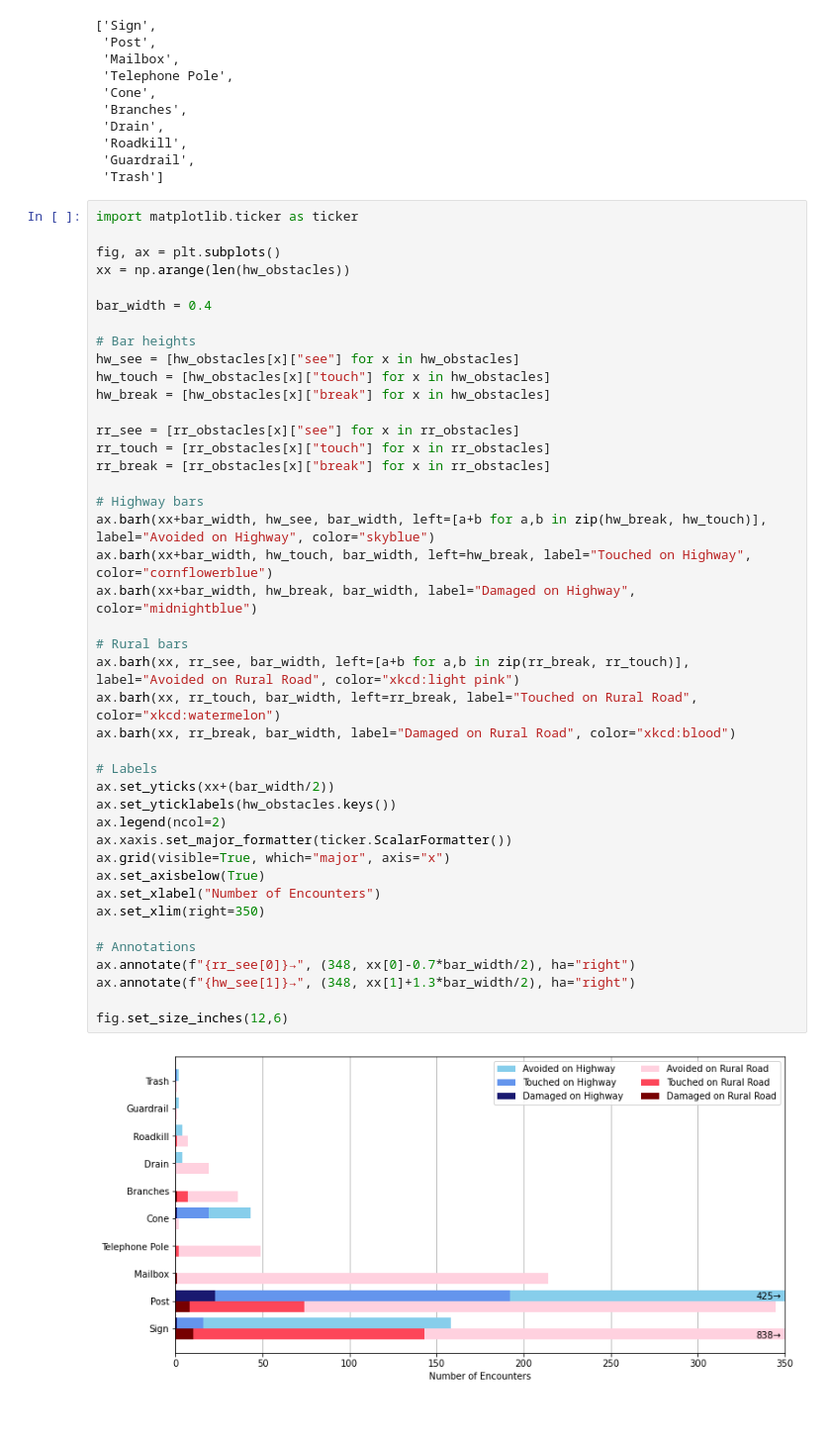
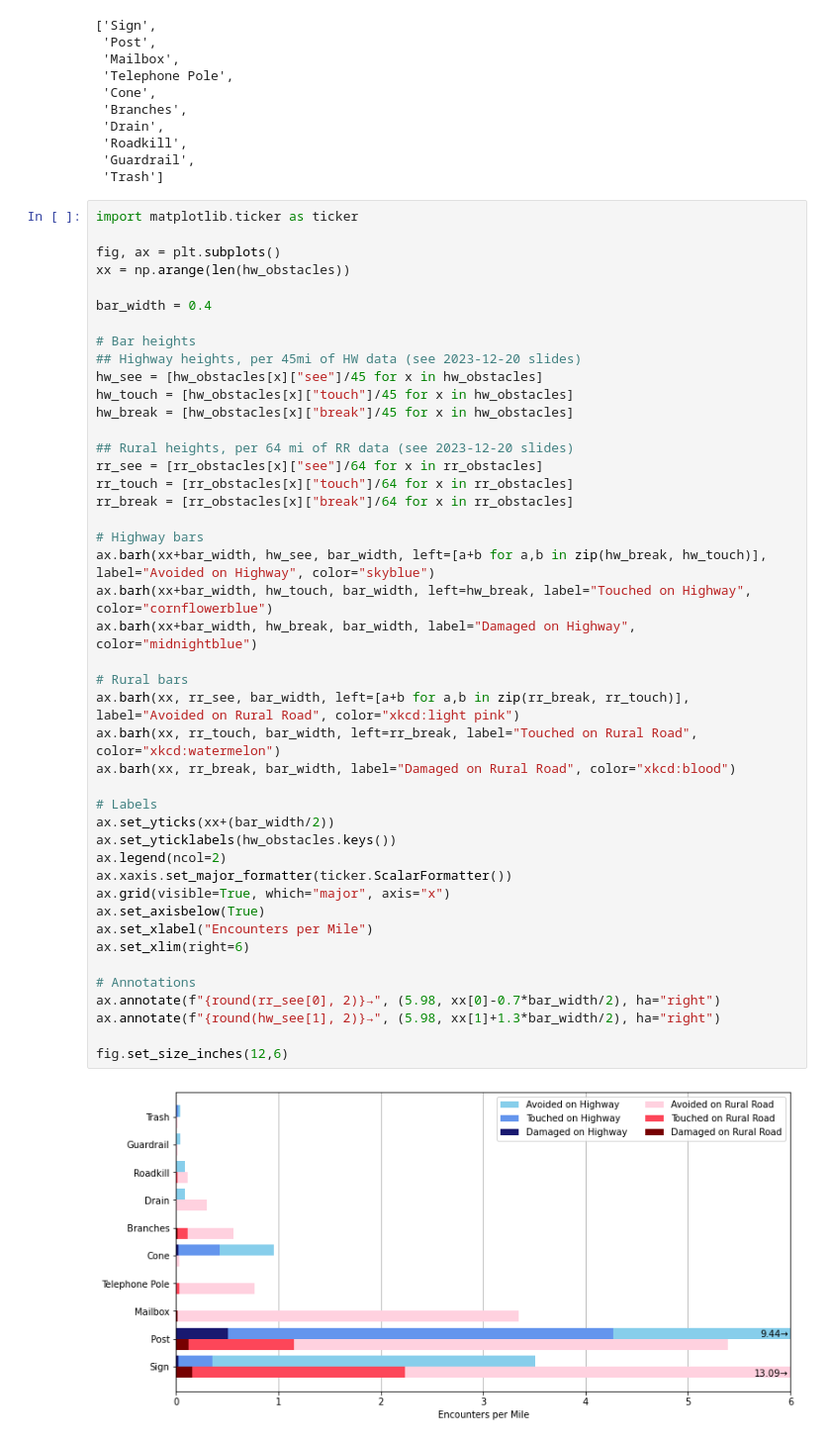
Before and after one commit to tjwieg/MS_thesis, a Jupyter notebook: plots/mower_data.ipynb, the cells around one changed output. Shown at 99% size. Saved outputs shown, nothing was run; the diff lists cells and outputs as text; blank space fills up the shorter version.

```diff
--- a/plots/mower_data.ipynb
+++ b/plots/mower_data.ipynb
@@ -80,41 +80,43 @@ import matplotlib.ticker as ticker
 fig, ax = plt.subplots()
 xx = np.arange(len(hw_obstacles))
 
 bar_width = 0.4
 
 # Bar heights
-hw_see = [hw_obstacles[x]["see"] for x in hw_obstacles]
-hw_touch = [hw_obstacles[x]["touch"] for x in hw_obstacles]
-hw_break = [hw_obstacles[x]["break"] for x in hw_obstacles]
+## Highway heights, per 45mi of HW data (see 2023-12-20 slides)
+hw_see = [hw_obstacles[x]["see"]/45 for x in hw_obstacles]
+hw_touch = [hw_obstacles[x]["touch"]/45 for x in hw_obstacles]
+hw_break = [hw_obstacles[x]["break"]/45 for x in hw_obstacles]
 
-rr_see = [rr_obstacles[x]["see"] for x in rr_obstacles]
-rr_touch = [rr_obstacles[x]["touch"] for x in rr_obstacles]
-rr_break = [rr_obstacles[x]["break"] for x in rr_obstacles]
+## Rural heights, per 64 mi of RR data (see 2023-12-20 slides)
+rr_see = [rr_obstacles[x]["see"]/64 for x in rr_obstacles]
+rr_touch = [rr_obstacles[x]["touch"]/64 for x in rr_obstacles]
+rr_break = [rr_obstacles[x]["break"]/64 for x in rr_obstacles]
 
 # Highway bars
 ax.barh(xx+bar_width, hw_see, bar_width, left=[a+b for a,b in zip(hw_break, hw_touch)], label="Avoided on Highway", color="skyblue")
 ax.barh(xx+bar_width, hw_touch, bar_width, left=hw_break, label="Touched on Highway", color="cornflowerblue")
 ax.barh(xx+bar_width, hw_break, bar_width, label="Damaged on Highway", color="midnightblue")
 
 # Rural bars
 ax.barh(xx, rr_see, bar_width, left=[a+b for a,b in zip(rr_break, rr_touch)], label="Avoided on Rural Road", color="xkcd:light pink")
 ax.barh(xx, rr_touch, bar_width, left=rr_break, label="Touched on Rural Road", color="xkcd:watermelon")
 ax.barh(xx, rr_break, bar_width, label="Damaged on Rural Road", color="xkcd:blood")
 
 # Labels
 ax.set_yticks(xx+(bar_width/2))
 ax.set_yticklabels(hw_obstacles.keys())
 ax.legend(ncol=2)
 ax.xaxis.set_major_formatter(ticker.ScalarFormatter())
 ax.grid(visible=True, which="major", axis="x")
 ax.set_axisbelow(True)
-ax.set_xlabel("Number of Encounters")
-ax.set_xlim(right=350)
+ax.set_xlabel("Encounters per Mile")
+ax.set_xlim(right=6)
 
 # Annotations
-ax.annotate(f"{rr_see[0]}→", (348, xx[0]-0.7*bar_width/2), ha="right")
-ax.annotate(f"{hw_see[1]}→", (348, xx[1]+1.3*bar_width/2), ha="right")
+ax.annotate(f"{round(rr_see[0], 2)}→", (5.98, xx[0]-0.7*bar_width/2), ha="right")
+ax.annotate(f"{round(hw_see[1], 2)}→", (5.98, xx[1]+1.3*bar_width/2), ha="right")
 
 fig.set_size_inches(12,6)
 # %% [output]
-[figure, old version]
+[figure, new version]
```
Also changed, not shown: 9 other files.
